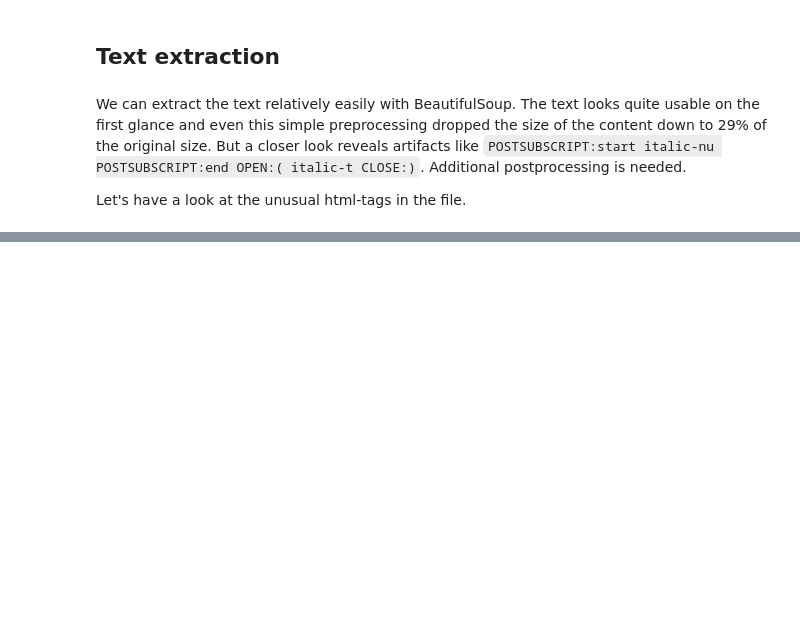
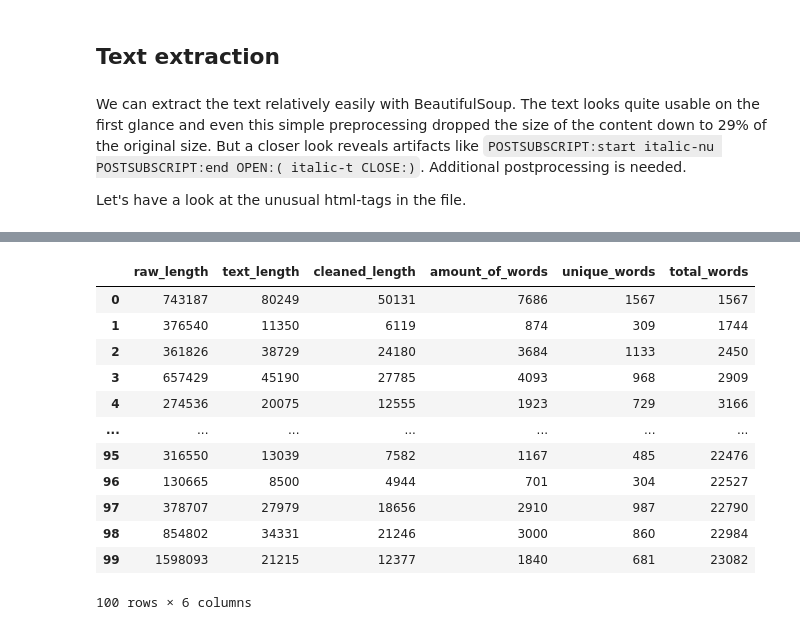
Before and after one commit to OshFrosch/Vocabulary-Predictor, a Jupyter notebook: src/notebooks/explore_dataset.ipynb, the cells around one changed output, grey strips where cells are left out. Drawn from its saved outputs; the diff is of its cells as text; code cells hidden in the pictures; blank space fills up the shorter version.

```diff
--- a/src/notebooks/explore_dataset.ipynb
+++ b/src/notebooks/explore_dataset.ipynb
@@ -81,0 +198,57 @@ print(soup.get_text())
+# %%
+from collections import Counter
+from copy import deepcopy
+import random
+import pandas as pd
+
+AMOUNT_OF_DOCUMENTS = 100
+SEED=42
+random.seed(SEED)
+chosen_files = random.sample(files,AMOUNT_OF_DOCUMENTS)
+
+
+rows = []
+
+complete_counter = Counter()
+
+for index, file in enumerate(chosen_files):
+    raw_file = read_file(file)
+    raw_length = len(raw_file)
+
+
+    text = get_text(file)
+    text_length = len(text)
+
+    cleaned_text = remove_stopwords_and_stem(text)
+    cleaned_length = len(cleaned_text)
+
+    tokens = cleaned_text.split(" ")
+
+    amount_of_words = len(tokens)
+
+    counter = Counter()
+    counter.update(tokens)
+    unique_words = len(counter.keys())
+
+    complete_counter.update(counter)
+    total_words=len(complete_counter.keys())
+
+    row = [raw_length, text_length, cleaned_length, amount_of_words, unique_words, total_words ]
+    rows.append(row)
+
+df = pd.DataFrame(rows, columns=["raw_length", "text_length", "cleaned_length", "amount_of_words", "unique_words", "total_words"])
+df
+# %% [output]
+|  | raw_length | text_length | cleaned_length | amount_of_words | unique_words | total_words |
+| 0 | 743187 | 80249 | 50131 | 7686 | 1567 | 1567 |
+| 1 | 376540 | 11350 | 6119 | 874 | 309 | 1744 |
+| 2 | 361826 | 38729 | 24180 | 3684 | 1133 | 2450 |
+| 3 | 657429 | 45190 | 27785 | 4093 | 968 | 2909 |
+| 4 | 274536 | 20075 | 12555 | 1923 | 729 | 3166 |
+| ... | ... | ... | ... | ... | ... | ... |
+| 95 | 316550 | 13039 | 7582 | 1167 | 485 | 22476 |
+| 96 | 130665 | 8500 | 4944 | 701 | 304 | 22527 |
+| 97 | 378707 | 27979 | 18656 | 2910 | 987 | 22790 |
+| 98 | 854802 | 34331 | 21246 | 3000 | 860 | 22984 |
+| 99 | 1598093 | 21215 | 12377 | 1840 | 681 | 23082 |
+100 rows × 6 columns
```
Also changed, not shown: parts of 13 cells of this notebook, 2 other files.
